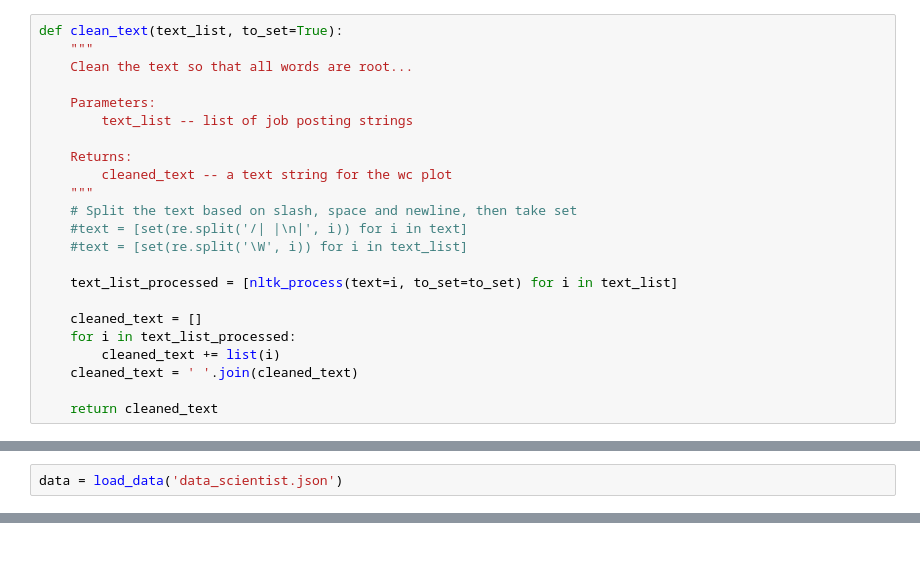
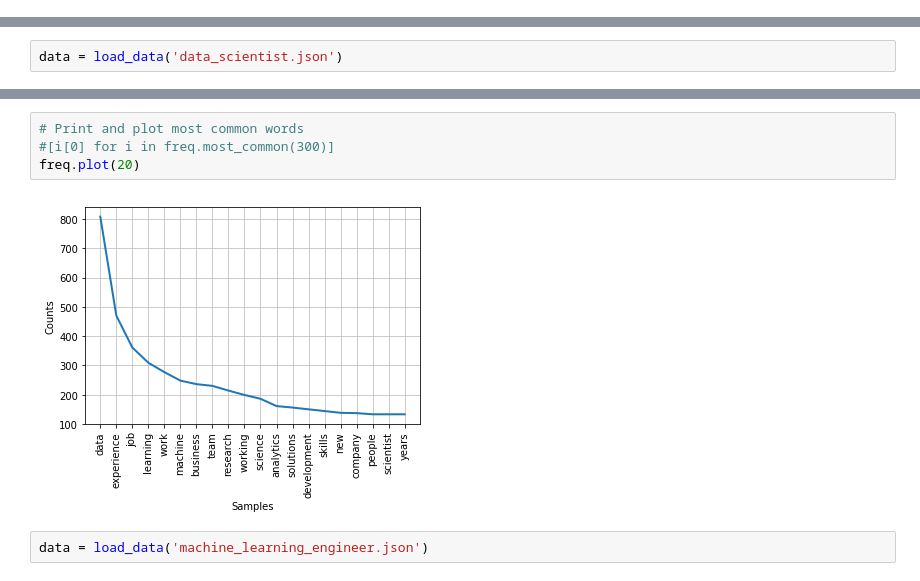
Before and after one commit to georgeliu1998/ideal_profiles, a Jupyter notebook: ideal_profiles_2.ipynb, the cells around one changed output, grey strips where cells are left out. Saved outputs shown, nothing was run; the diff lists cells and outputs as text; blank space fills up the shorter version.

```diff
--- a/ideal_profiles_2.ipynb
+++ b/ideal_profiles_2.ipynb
@@ -73,23 +9,0 @@ def nltk_process(text, to_set):
-# %%
-def clean_text(text_list, to_set=True):
-    """
-    Clean the text so that all words are root...
-
-    Parameters:
-        text_list -- list of job posting strings
-
-    Returns:
-        cleaned_text -- a text string for the wc plot
-    """
-    # Split the text based on slash, space and newline, then take set
-    #text = [set(re.split('/| |\n|', i)) for i in text]
-    #text = [set(re.split('\W', i)) for i in text_list]
-
-    text_list_processed = [nltk_process(text=i, to_set=to_set) for i in text_list]
-
-    cleaned_text = []
-    for i in text_list_processed:
-        cleaned_text += list(i)
-    cleaned_text = ' '.join(cleaned_text)
-
-    return cleaned_text
@@ -135,2 +57,10 @@ plot_wc(cleaned_text, stopwords_list=stopwords_list, to_file_name='data_scientis
+# %%
+# Print and plot most common words
+#[i[0] for i in freq.most_common(300)]
+freq.plot(20)
+# %% [output]
+[figure, added]
+# %%
+data = load_data('machine_learning_engineer.json')
 # %%
 text_list = make_text_list(data, first_n_postings=100)
```
Also changed, not shown: parts of 16 cells of this notebook.
